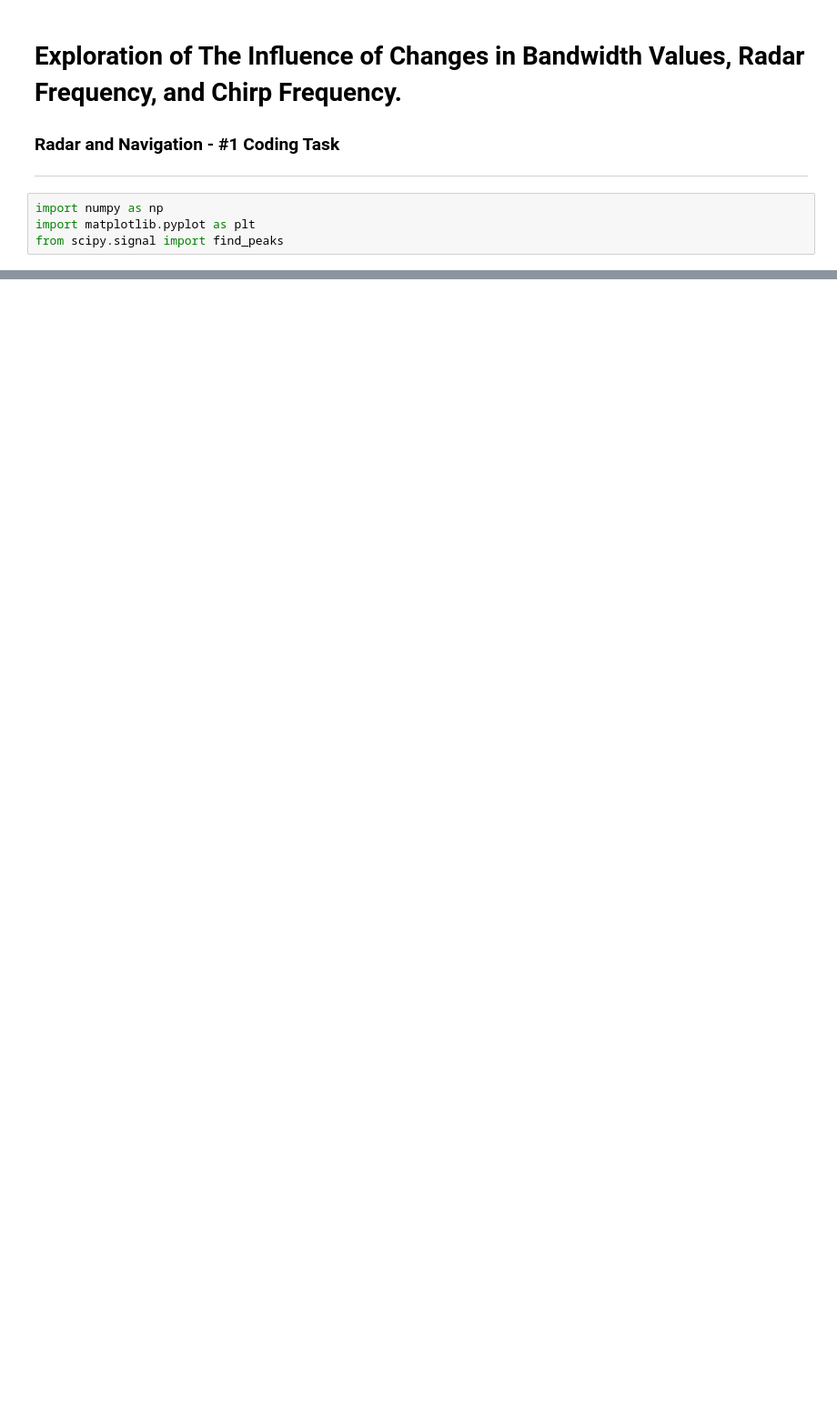
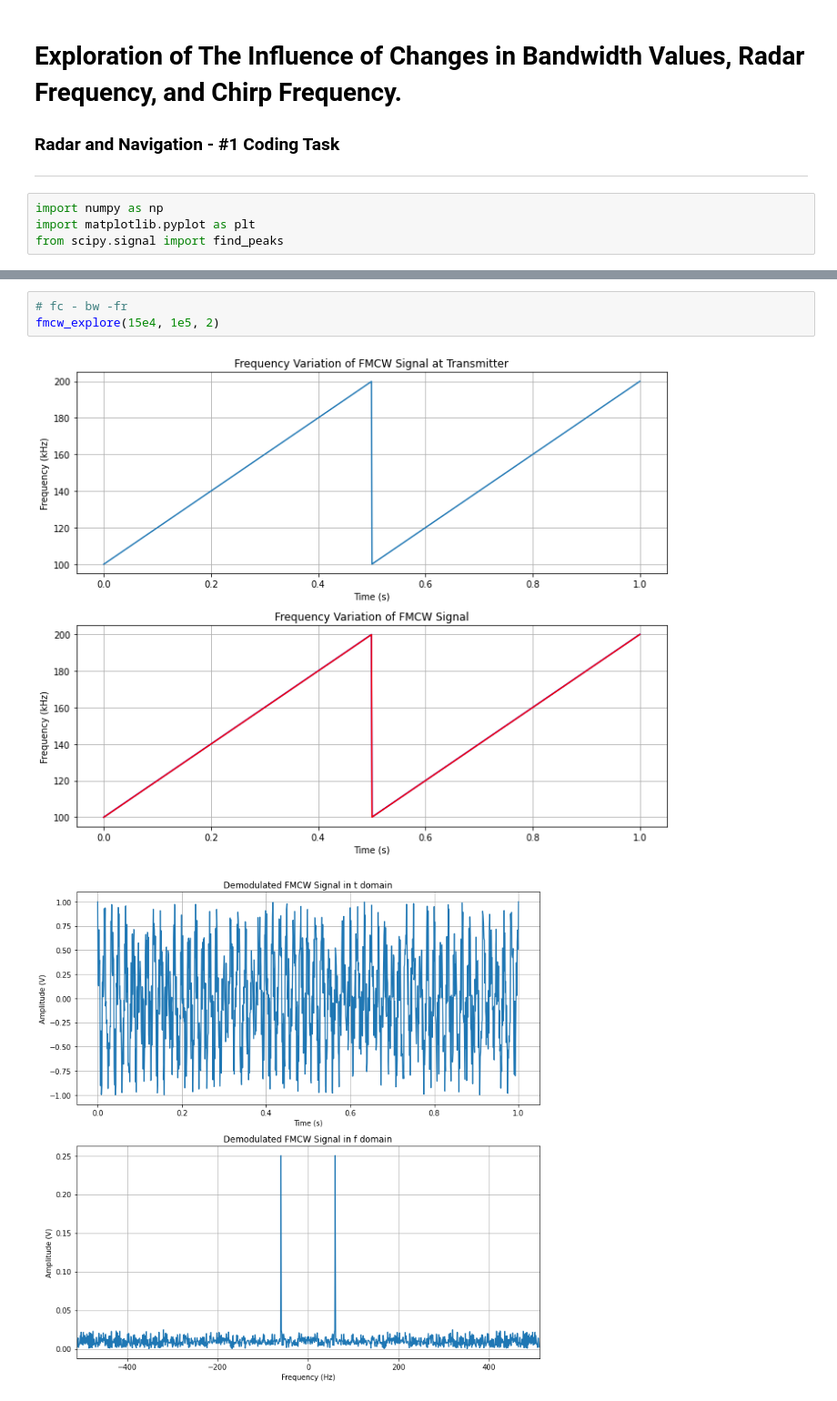
Before and after one commit to naufalmuafi/fmcw-radar_simulation, a Jupyter notebook: explore_fmcw.ipynb, the cells around one changed output, grey strips where cells are left out. Shown at 91% size. Saved outputs shown, nothing was run; the diff lists cells and outputs as text; blank space fills up the shorter version.

```diff
--- a/explore_fmcw.ipynb
+++ b/explore_fmcw.ipynb
@@ -192,0 +195,6 @@ Estimated target range: [45.75] km
+# %%
+# fc - bw -fr
+fmcw_explore(15e4, 1e5, 2)
+# %% [output]
+[figure, added]
+[figure, added]
```
Also changed, not shown: parts of 8 cells of this notebook.
